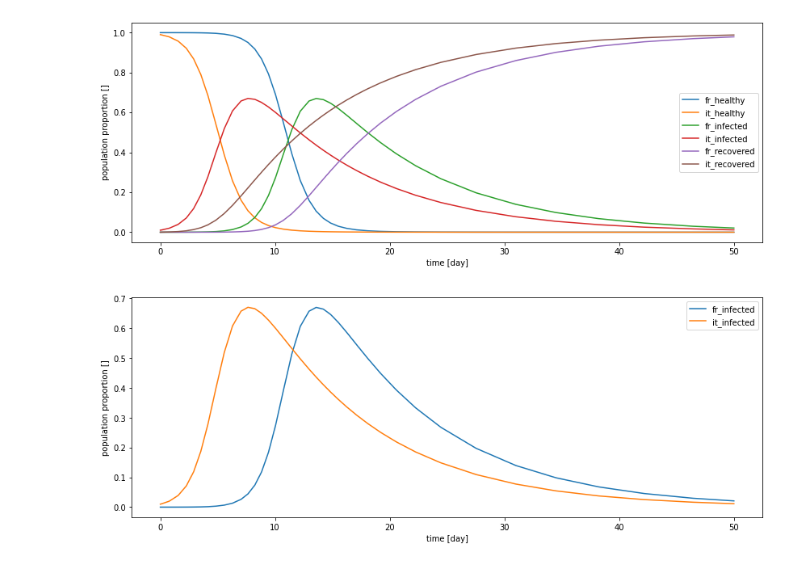
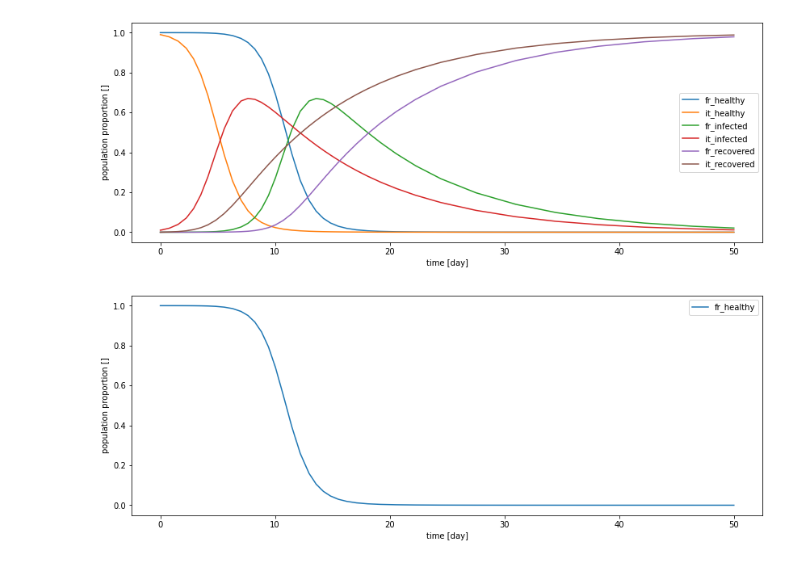
Before and after one commit to samsja/corona_simu_and_vizu, a Jupyter notebook: notebook/SIR_cross_N_city_or_country_class.ipynb, the cells around one changed output. Cells and saved outputs as stored; diff of their text form; code cells hidden in the pictures.

```diff
--- a/notebook/SIR_cross_N_city_or_country_class.ipynb
+++ b/notebook/SIR_cross_N_city_or_country_class.ipynb
@@ -95,6 +95,6 @@ e.simulate()
 # %% [output]
 [figure]
 # %%
-e._show_simu_results(countries_to_show=["fr","it"],labels_to_show=["infected"])
+e._show_simu_results(countries_to_show=["fr"],labels_to_show=["healthy"])
 # %% [output]
-[figure, old version]
+[figure, new version]
```
